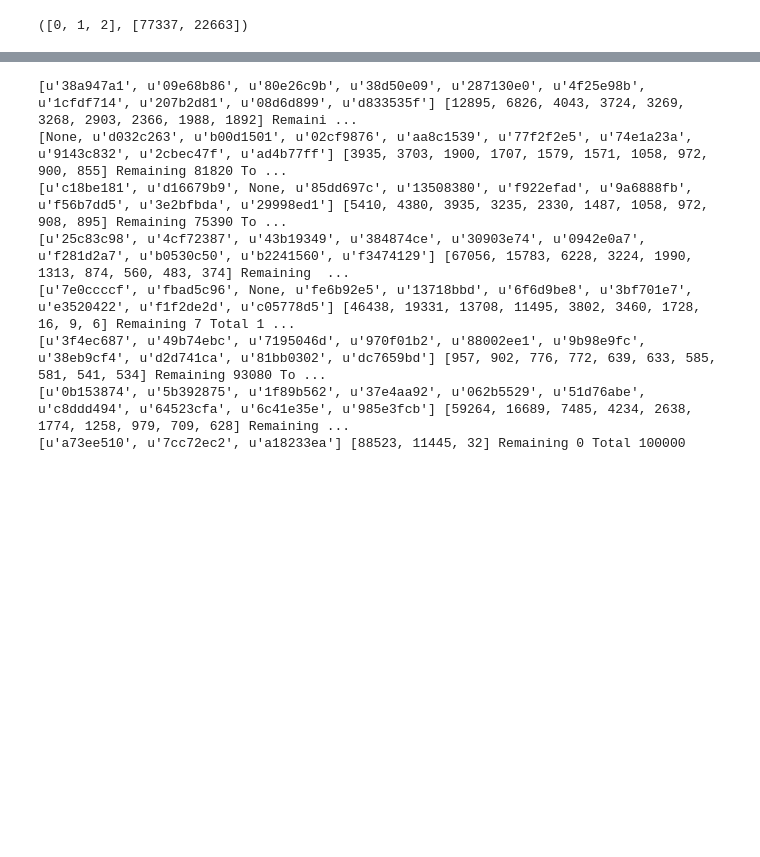
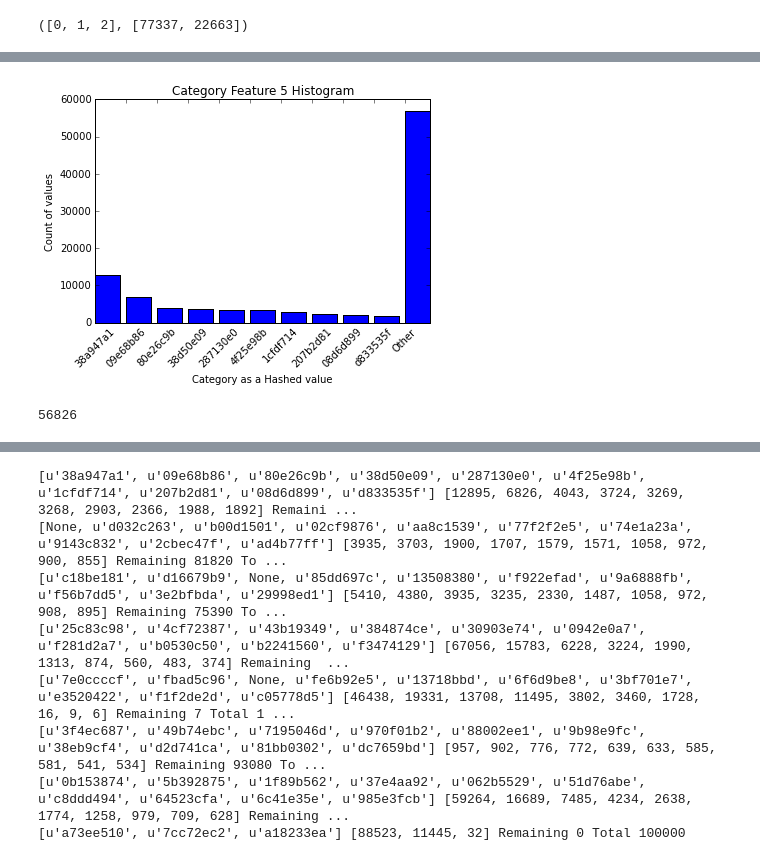
Before and after one commit to ApplyHiTech/DataScienceHW1, a Jupyter notebook: hw1.ipynb, the cells around one changed output, grey strips where cells are left out. Drawn from its saved outputs; the diff is of its cells as text; code cells hidden in the pictures; blank space fills up the shorter version.

```diff
--- a/hw1.ipynb
+++ b/hw1.ipynb
@@ -126,0 +158,24 @@ Column 14 histogram
+# %%
+#int_columns_histograms(debug)
+x,y,z = cat_columns_histogram(debug)
+
+
+# This represents the Histograms for Category Features.
+
+column_numb = 5 #This number must be set.
+plt.title('Category Feature %s Histogram' % (column_numb))
+plt.ylabel('Count of values')
+plt.xlabel('Category as a Hashed value')
+x1 = np.array([0,1,2,3,4,5,6,7,8,9,10])
+x2 = []
+for i in x:
+    x2.append(str(i))
+
+x2.append('Other')
+y.append(z)
+plt.xticks(x1, x2,rotation=45)
+plt.bar(x1, y)
+plt.show()
+# %% [output]
+[figure, added]
+56826
```
Also changed, not shown: parts of 7 cells of this notebook.
